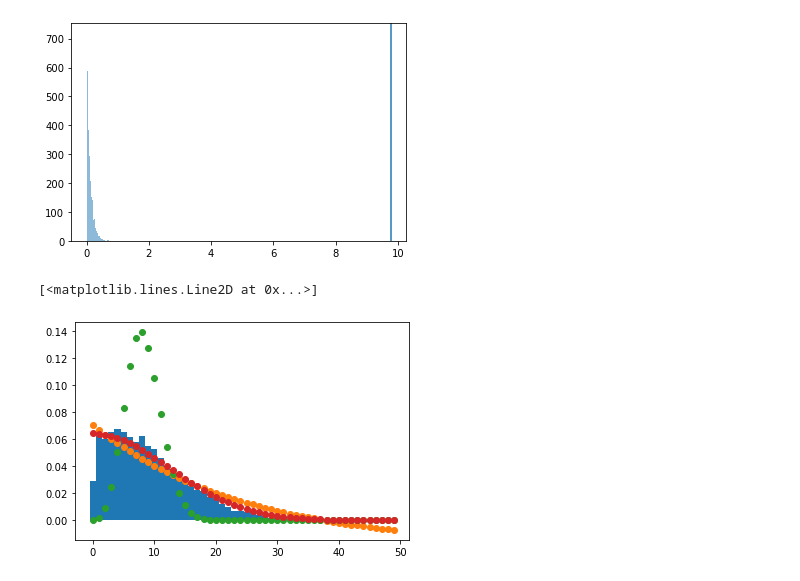
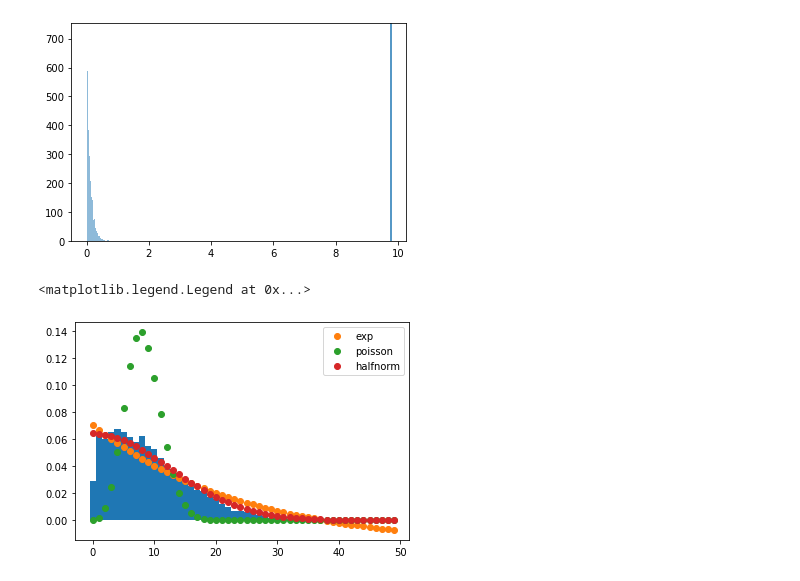
Before and after one commit to xavfunk/nma-koki, a Jupyter notebook: random-correlations.ipynb, the cells around one changed output. Saved outputs shown, nothing was run; the diff lists cells and outputs as text; code cells hidden in the pictures.

```diff
--- a/random-correlations.ipynb
+++ b/random-correlations.ipynb
@@ -125,32 +125,33 @@ parameters_p, cov_matrix_p = curve_fit(fit_function, bin_middles, entries, p0 =
 ## Halfgaussian fit
 # fit with curve_fit
 p0 = 1 # start with values near those we expect
 parameters_n, cov_matrix_n = curve_fit(fit_halfnorm, bin_middles, entries, p0 = p0)
 
 
 
 # plot exp-deviation with fitted parameter
 x_plot = np.arange(0, 50)
 
 plt.plot(
     x_plot,
     monoExp(x_plot, *parameters),
     marker='o', linestyle='',
     label='Fit result',
 )
 
 plt.plot(
     x_plot,
     fit_function(x_plot, *parameters_p),
     marker='o', linestyle='',
     label='Fit result',
 )
 plt.plot(
     x_plot,
     fit_halfnorm(x_plot, *parameters_n),
     marker='o', linestyle='',
     label='Fit result',
 )
+plt.legend(['exp', 'poisson', 'halfnorm'])
 # %% [output]
-[<matplotlib.lines.Line2D at 0x...>]
+<matplotlib.legend.Legend at 0x...>
-[figure, old version]
+[figure, new version]
```
Also changed, not shown: parts of 8 cells of this notebook.
